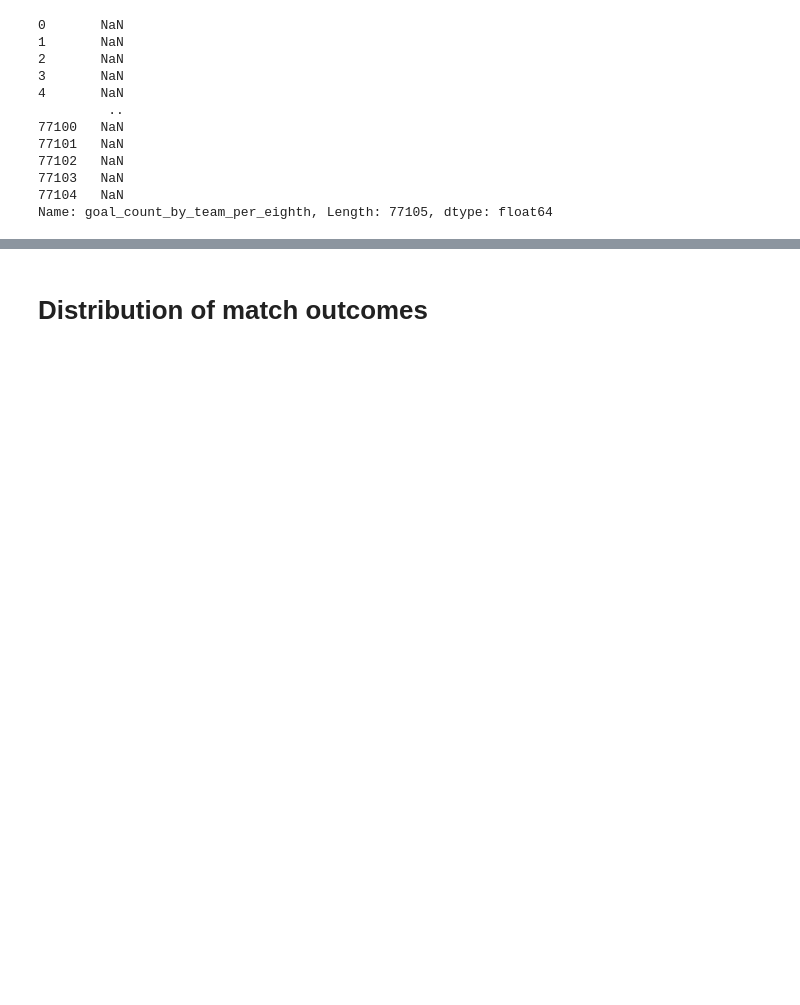
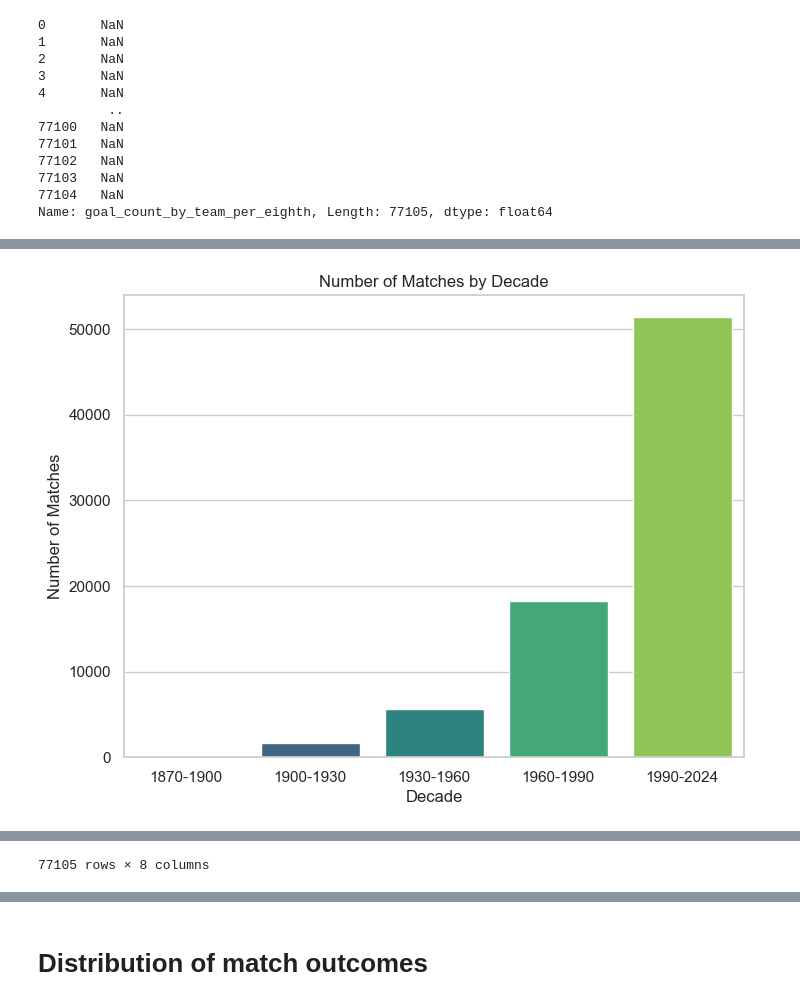
Before and after one commit to edenede2/MLcourse, a Jupyter notebook: a2/sectionA.ipynb, the cells around one changed output, grey strips where cells are left out. Drawn from its saved outputs; the diff is of its cells as text; code cells hidden in the pictures; blank space fills up the shorter version.

```diff
--- a/a2/sectionA.ipynb
+++ b/a2/sectionA.ipynb
@@ -548,0 +897,32 @@ merged_df['goal_count_by_player_per_eighth_per_season'] = merged_df.groupby(['sc
+# %%
+# Aggregating the decade feature by intervals of 30 years
+# Add new categories to the 'decade' column
+training_model_df['decade'] = training_model_df['decade'].cat.add_categories(['1870-1900', '1900-1930', '1930-1960', '1960-1990', '1990-2024'])
+
+for i, row in training_model_df.iterrows():
+    if row['decade'] < 1900:
+        training_model_df.at[i, 'decade'] = '1870-1900'
+    elif row['decade'] < 1930:
+        training_model_df.at[i, 'decade'] = '1900-1930'
+    elif row['decade'] < 1960:
+        training_model_df.at[i, 'decade'] = '1930-1960'
+    elif row['decade'] < 1990:
+        training_model_df.at[i, 'decade'] = '1960-1990'
+    else:
+        training_model_df.at[i, 'decade'] = '1990-2024'
+
+training_model_df['decade'] = training_model_df['decade'].cat.remove_unused_categories()
+
+count_decade = training_model_df['decade'].value_counts()
+
+plt.figure(figsize=(8, 6))
+sns.barplot(x=count_decade.index, y=count_decade.values, palette='viridis')
+plt.title('Number of Matches by Decade')
+plt.xlabel('Decade')
+plt.ylabel('Number of Matches')
+plt.show()
+
+# Group the features importance by decade
+display(training_model_df)
+# %% [output]
+[figure, added]
@@ -548,0 +941 @@ merged_df['goal_count_by_player_per_eighth_per_season'] = merged_df.groupby(['sc
+77105 rows × 8 columns
```
Also changed, not shown: parts of 50 cells of this notebook.
